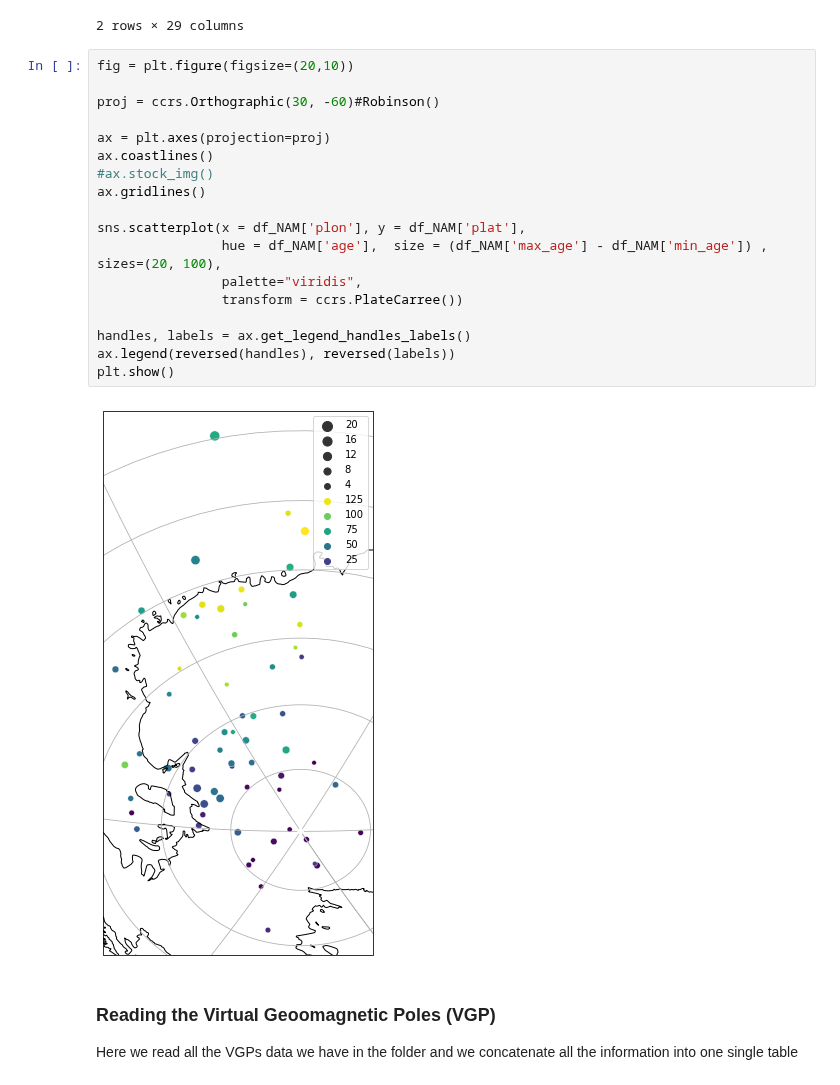
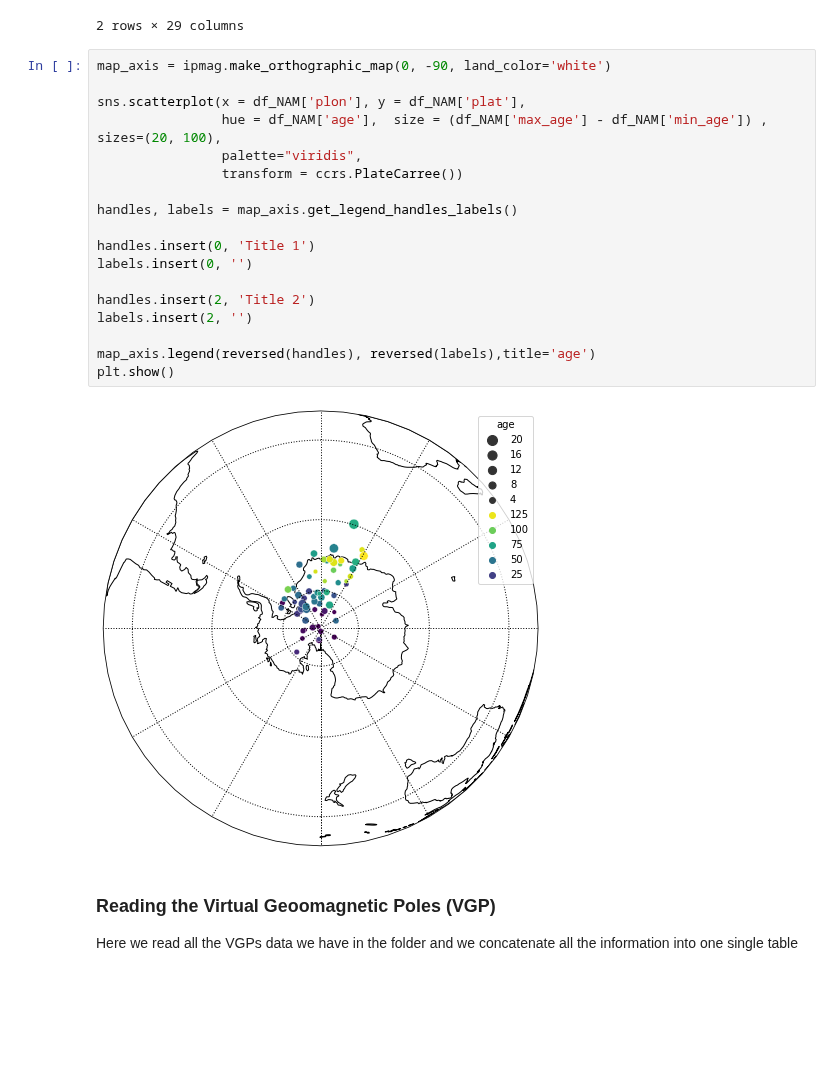
Before and after one commit to bramvaes/Young_CEED_2.0, a Jupyter notebook: Data_read.ipynb, the cells around one changed output. Cells and saved outputs as stored; diff of their text form; blank space fills up the shorter version.

Commit message:
update to use ipmag.make_orthographic_map() for consistency

```diff
--- a/Data_read.ipynb
+++ b/Data_read.ipynb
@@ -37,25 +37,25 @@ df_NAM.head(2)
 | 1 | Michoacan Guanajuato volcanic ﬁeld | 0.0 | 0.6 | 0.3 | 19.25 | 257.67 | 8 | 29.0 | 9.1 | 8.5 | ... | ... |
 2 rows × 29 columns
 # %%
-fig = plt.figure(figsize=(20,10))
-
-proj = ccrs.Orthographic(30, -60)#Robinson()
-
-ax = plt.axes(projection=proj)
-ax.coastlines()
-#ax.stock_img()
-ax.gridlines()
+map_axis = ipmag.make_orthographic_map(0, -90, land_color='white')
 
 sns.scatterplot(x = df_NAM['plon'], y = df_NAM['plat'],
                 hue = df_NAM['age'],  size = (df_NAM['max_age'] - df_NAM['min_age']) , sizes=(20, 100),
                 palette="viridis",
                 transform = ccrs.PlateCarree())
 
-handles, labels = ax.get_legend_handles_labels()
-ax.legend(reversed(handles), reversed(labels))
+handles, labels = map_axis.get_legend_handles_labels()
+
+handles.insert(0, 'Title 1')
+labels.insert(0, '')
+
+handles.insert(2, 'Title 2')
+labels.insert(2, '')
+
+map_axis.legend(reversed(handles), reversed(labels),title='age')
 plt.show()
 # %% [output]
-[figure, old version]
+[figure, new version]
 # %% [markdown]
 ### Reading the Virtual Geoomagnetic Poles (VGP)
 
```
Also changed, not shown: parts of 3 cells of this notebook.
